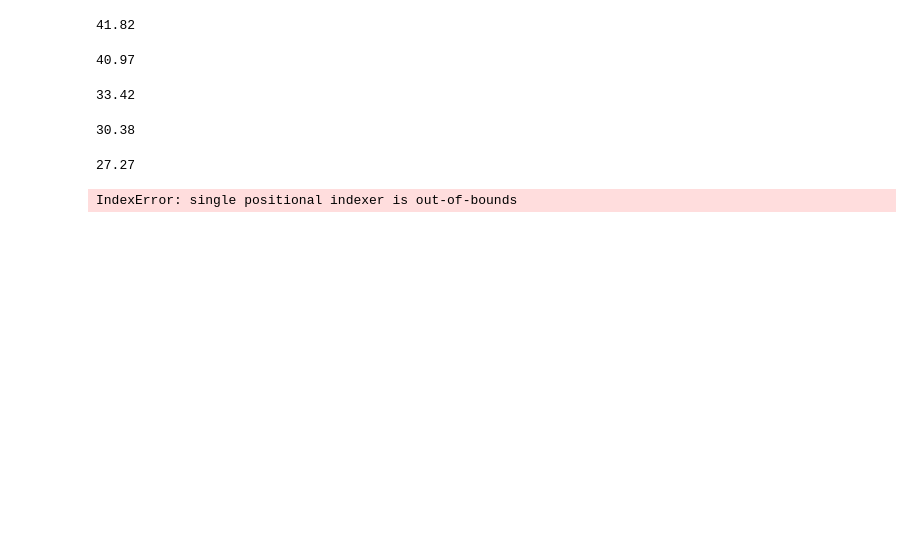
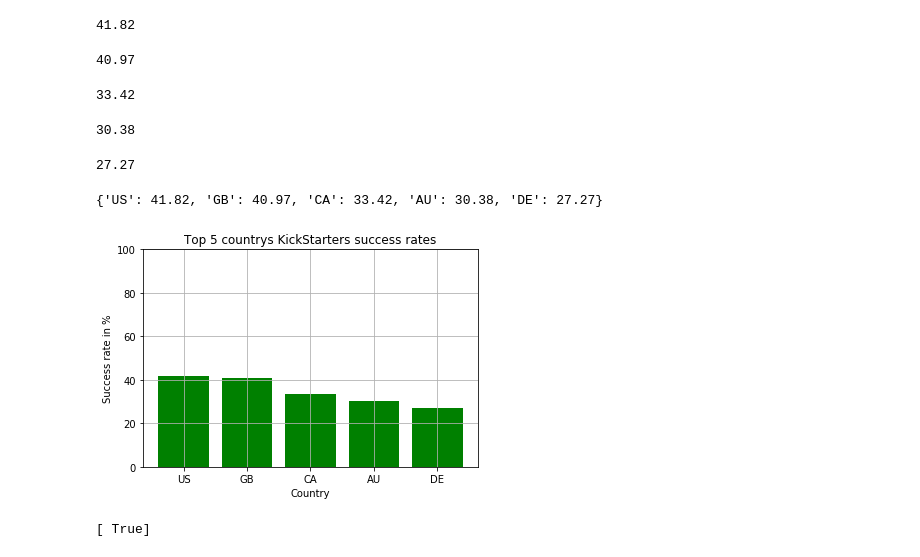
Before and after one commit to jjaabb/KickStarterAnalysis, a Jupyter notebook: Kstarters.ipynb, the cells around one changed output. Cells and saved outputs as stored; diff of their text form; code cells hidden in the pictures; blank space fills up the shorter version.

Commit message:
remake first Kick

```diff
--- a/Kstarters.ipynb
+++ b/Kstarters.ipynb
@@ -176,6 +193,7 @@ mask2 = df['country'].str.contains(hist_country)
 
 gb_success = df[mask1 & mask2]
 gb_success_percent = round(len(gb_success)/df_country.iloc[1, 1]*100, 2)
+country_success_dic['GB'] = gb_success_percent
 gb_success_percent
 # %% [output]
 40.97
@@ -188,6 +206,7 @@ mask2 = df['country'].str.contains(hist_country)
 
 ca_success = df[mask1 & mask2]
 ca_success_percent = round(len(ca_success)/df_country.iloc[2, 1]*100, 2)
+country_success_dic['CA'] = ca_success_percent
 ca_success_percent
 # %% [output]
 33.42
@@ -200,6 +219,7 @@ mask2 = df['country'].str.contains(hist_country)
 
 au_success = df[mask1 & mask2]
 au_success_percent = round(len(au_success)/df_country.iloc[3, 1]*100, 2)
+country_success_dic['AU'] = au_success_percent
 au_success_percent
 # %% [output]
 30.38
@@ -212,31 +232,24 @@ mask2 = df['country'].str.contains(hist_country)
 
 de_success = df[mask1 & mask2]
 de_success_percent = round(len(de_success)/df_country.iloc[4, 1]*100, 2)
+country_success_dic['DE'] = de_success_percent
 de_success_percent
 # %% [output]
 27.27
-# %%
-#reik pazet kori salis yra sekmingiause pagal patvirtintus projektus
-us_count = 0
-gb_count = 0
-ca_count = 0
-au_count = 0
-de_count = 0
-y = 0
-for i in range(0, len(df)):
-    for country, state in df.iloc[i, 11], df.iloc[i, 9]:
-        y += 1
-    print(country, state)
-#     if country == 'US' & state == 'success':
-#         us_count += 1
-#     elif df['country'] == 'GB' & df['state'] == 'success':
-#         gb_count += 1
-#     elif df['country'] == 'CA' & df['state'] == 'success':
-#         ca_count += 1
-#     elif df['country'] == 'AU' & df['state'] == 'success':
-#         au_count += 1
-#     elif df['country'] == 'DE' & df['state'] == 'success':
-#         de_count += 1
-#print(us_count)
-# %% [output]
-IndexError: single positional indexer is out-of-bounds
+# %%
+print(country_success_dic)
+# %% [output]
+{'US': 41.82, 'GB': 40.97, 'CA': 33.42, 'AU': 30.38, 'DE': 27.27}
+# %%
+plt.bar(country_success_dic.keys(), country_success_dic.values(), color = 'g')
+plt.ylim(0, 100)#Make Y axis 100% insted of 40%
+plt.xlabel('Country')
+plt.ylabel('Success rate in %')
+plt.title('Top 5 countrys KickStarters success rates')
+plt.grid(True)
+# %% [output]
+[figure, added]
+# %%
+print(df.iloc[:1]['state'].values == 'failed')
+# %% [output]
+[ True]
```
Also changed, not shown: parts of 17 cells of this notebook, 2 other files.
